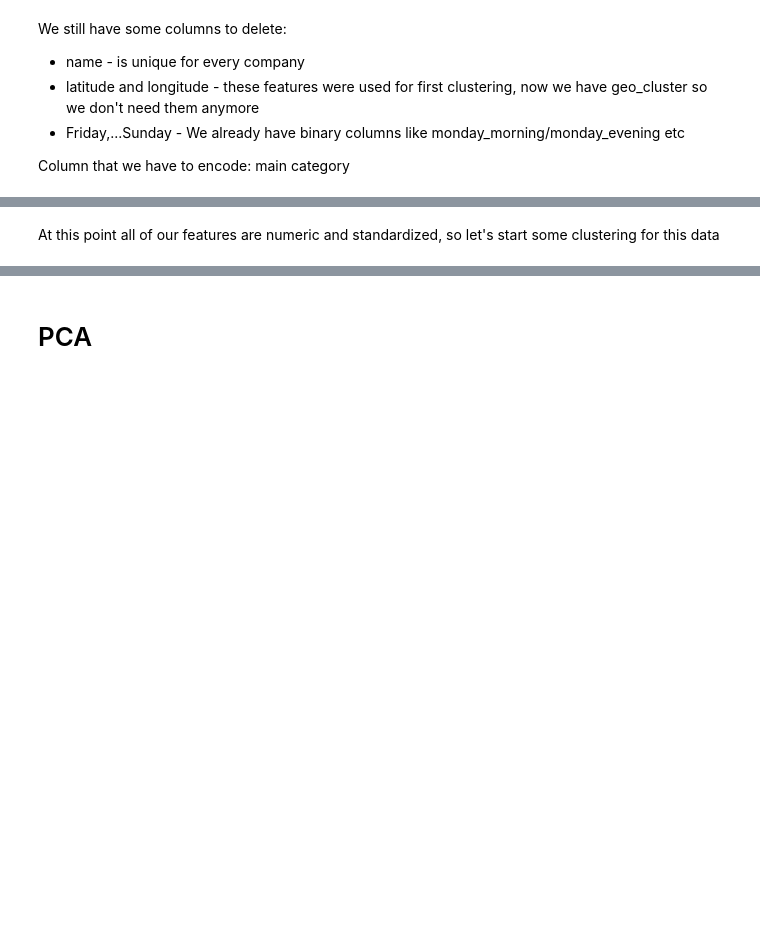
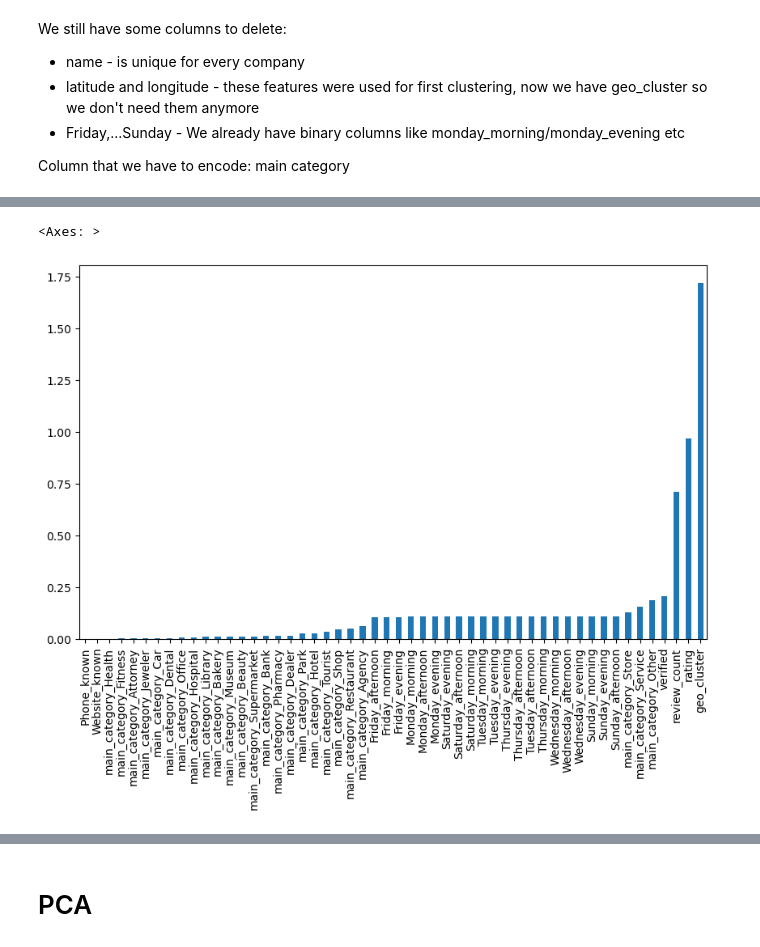
Before and after one commit to katarzynarogalska/LocationIntelligence-clustering, a Jupyter notebook: Location_Model_Building.ipynb, the cells around one changed output, grey strips where cells are left out. Saved outputs shown, nothing was run; the diff lists cells and outputs as text; code cells hidden in the pictures; blank space fills up the shorter version.

```diff
--- a/Location_Model_Building.ipynb
+++ b/Location_Model_Building.ipynb
@@ -30,7 +41,3 @@ pipes1 = Pipeline([('remove_more_cols',MoreColumnsRemover()), # removing irrelev
                    ('encoder', CategoryEncoder()),    # one hot encoding 'main'category' column
                    ('bool_encode', BooleanToNumericEncoder())])
 train_df = pipes1.fit_transform(new_train_df)
-# %%
-standardizer = Pipeline([('standardizer', SecondStandardizer())])
-scaled=standardizer.fit_transform(train_df)
-train_df = pd.DataFrame(scaled, columns=train_df.columns)
@@ -50,2 +44,9 @@ train_df.describe()
-# %% [markdown]
-At this point all of our features are numeric and standardized, so let's start some clustering for this data
+# %%
+#check column's variances before standarization
+variances = train_df.var()
+sorted_variances = variances.sort_values()
+plt.figure(figsize=(10, 6))
+sorted_variances.plot(kind='bar')
+# %% [output]
+<Axes: >
+[figure, added]
```
Also changed, not shown: parts of 40 cells of this notebook, 2 other files.
